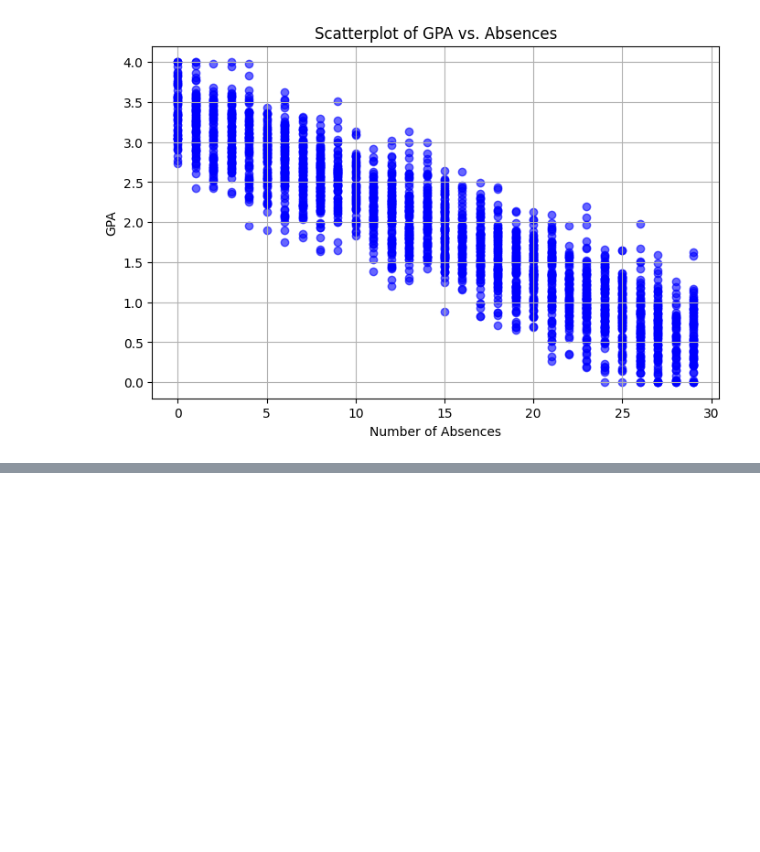
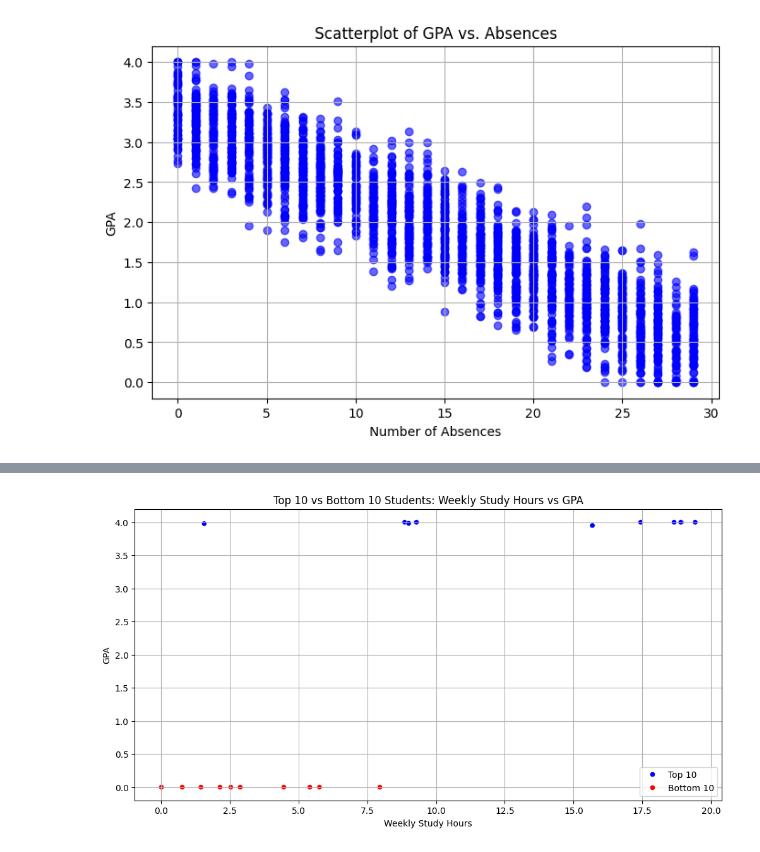
Before and after one commit to build-summer-2024/async-teal-michael-final-project, a Jupyter notebook: final_project.ipynb, the cells around one changed output, grey strips where cells are left out. Drawn from its saved outputs; the diff is of its cells as text; code cells hidden in the pictures; blank space fills up the shorter version.

Commit message:
Question 4

```diff
--- a/final_project.ipynb
+++ b/final_project.ipynb
@@ -119,3 +119,11 @@ plt.grid(True)
 plt.show()
 # %% [output]
 [figure]
+# %%
+#Question 4 Top 10 Students Versus Bottom 10
+
+top_10_students = student_data.nlargest(10, 'GPA')[[ 'StudyTimeWeekly', 'GPA']]
+bottom_10_students = student_data.nsmallest(10, 'GPA')[['StudyTimeWeekly', 'GPA']]
+
+top_10_students
+bottom_10_students
@@ -121,0 +142,17 @@ plt.show()
+# %%
+#Question 4 Visualization
+
+top_10_students['Group'] = 'Top 10'
+bottom_10_students['Group'] = 'Bottom 10'
+combined_data = pd.concat([top_10_students, bottom_10_students])
+
+plt.figure(figsize=(12, 6))
+sb.scatterplot(data=combined_data, x='StudyTimeWeekly', y='GPA', hue='Group', palette={'Top 10': 'blue', 'Bottom 10': 'red'})
+plt.xlabel('Weekly Study Hours')
+plt.ylabel('GPA')
+plt.title('Top 10 vs Bottom 10 Students: Weekly Study Hours vs GPA')
+plt.legend()
+plt.grid(True)
+plt.show()
+# %% [output]
+[figure, added]
```
Also changed, not shown: parts of 2 cells of this notebook, 1 other file.
